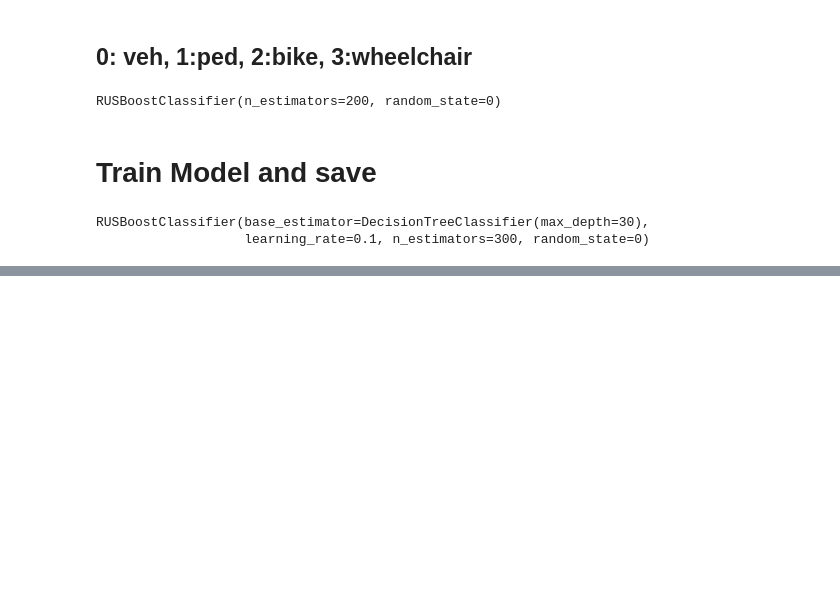
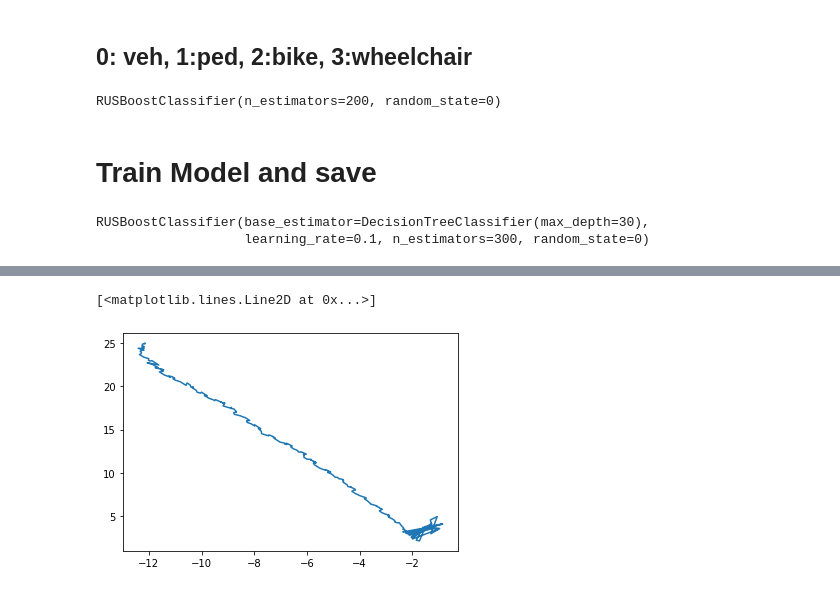
Before and after one commit to jksdbks123/Lidar-Tracker, a Jupyter notebook: Classifier .ipynb, the cells around one changed output, grey strips where cells are left out. Drawn from its saved outputs; the diff is of its cells as text; code cells hidden in the pictures; blank space fills up the shorter version.

```diff
--- a/Classifier .ipynb
+++ b/Classifier .ipynb
@@ -148,0 +139,5 @@ NameError: name 'model' is not defined
+# %%
+plt.plot(ped.Coord_X_Est,ped.Coord_Y_Est)
+# %% [output]
+[<matplotlib.lines.Line2D at 0x...>]
+[figure, added]
```
Also changed, not shown: parts of 39 cells of this notebook, 6 other files.
